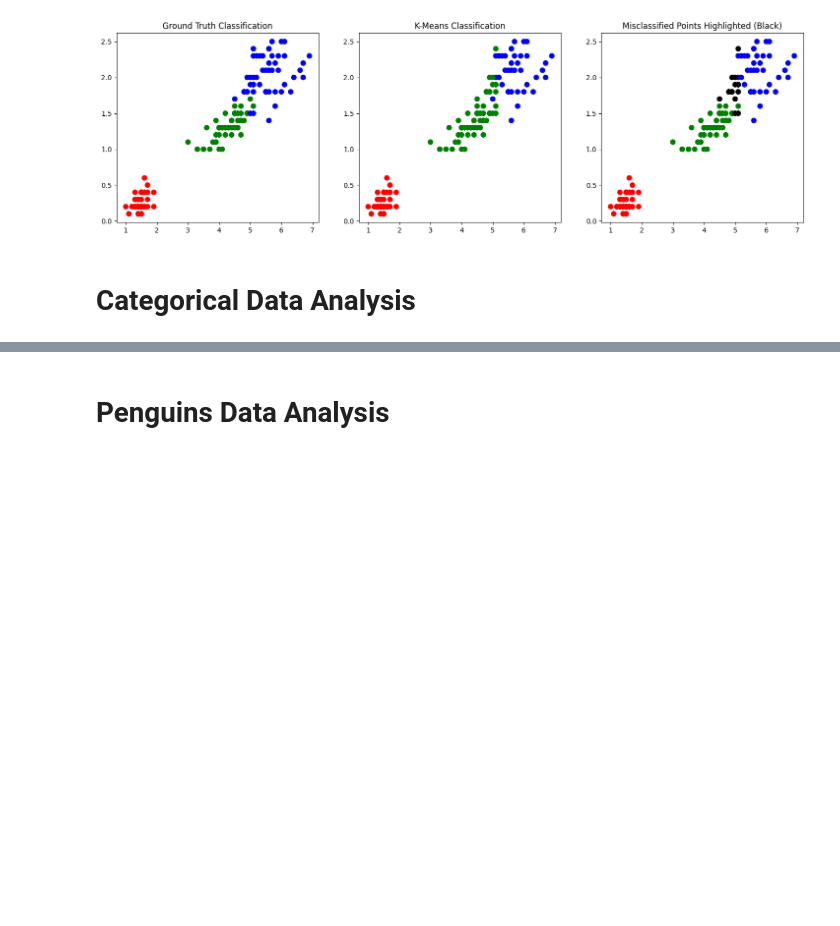
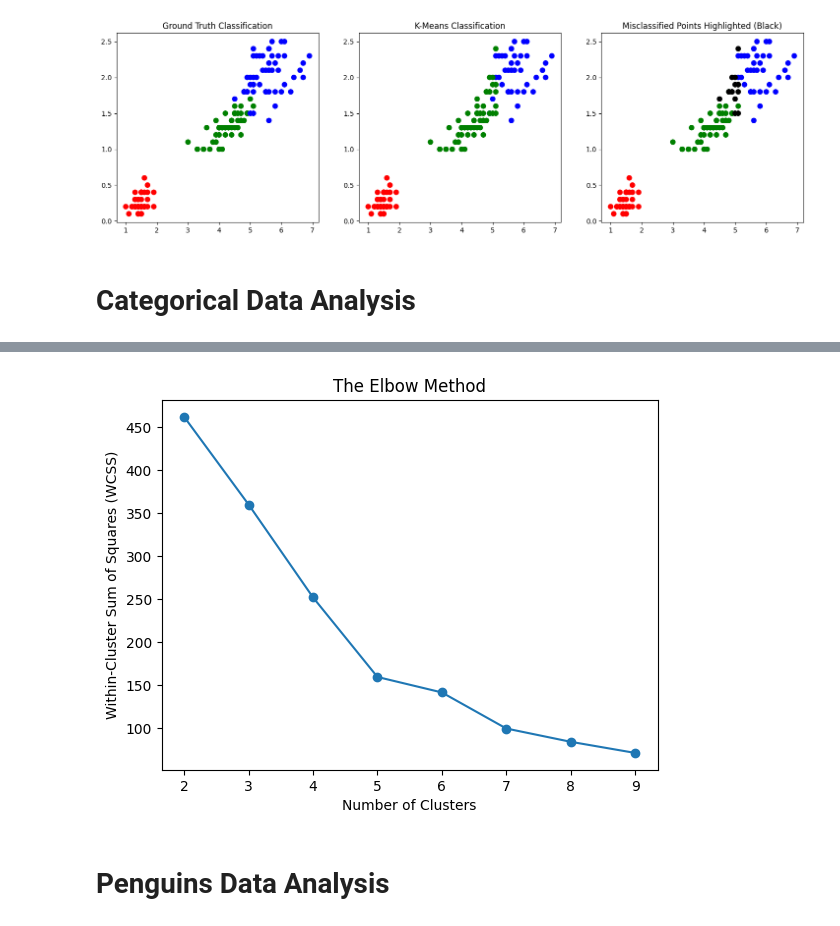
Before and after one commit to rhyslwells/ML_Tools, a Jupyter notebook: Explorations/Build/Clustering/KMeans/KMeans.ipynb, the cells around one changed output, grey strips where cells are left out. Saved outputs shown, nothing was run; the diff lists cells and outputs as text; code cells hidden in the pictures; blank space fills up the shorter version.

```diff
--- a/Explorations/Build/Clustering/KMeans/KMeans.ipynb
+++ b/Explorations/Build/Clustering/KMeans/KMeans.ipynb
@@ -161,24 +186,15 @@ print(classification_report(y, relabel))
 # %%
-
-df = pd.read_csv('data/Categorical.csv')
-df['continent_code'] = df['continent'].astype('category').cat.codes
-var1, var2, var3 = 'Longitude', 'Latitude', 'continent_code'
-plt.figure(figsize=(8, 6))
-plt.scatter(df[var1], df[var2], c=df[var3], cmap='rainbow')
-plt.xlabel(var1)
-plt.ylabel(var2)
-plt.title("Initial Data Distribution")
-plt.show()
-df_scaled = StandardScaler().fit_transform(df[[var1, var2, var3]])
 wcss = []
 for i in range(2, 10):
     kmeans = KMeans(n_clusters=i, random_state=42).fit(df_scaled)
     wcss.append(kmeans.inertia_)
 plt.plot(range(2, 10), wcss, marker='o')
 plt.xlabel('Number of Clusters')
 plt.ylabel('Within-Cluster Sum of Squares (WCSS)')
 plt.title('The Elbow Method')
 plt.show()
+# %% [output]
+[figure, added]
 # %% [markdown]
 # Penguins Data Analysis
 # %%
```
Also changed, not shown: parts of 3 cells of this notebook.
